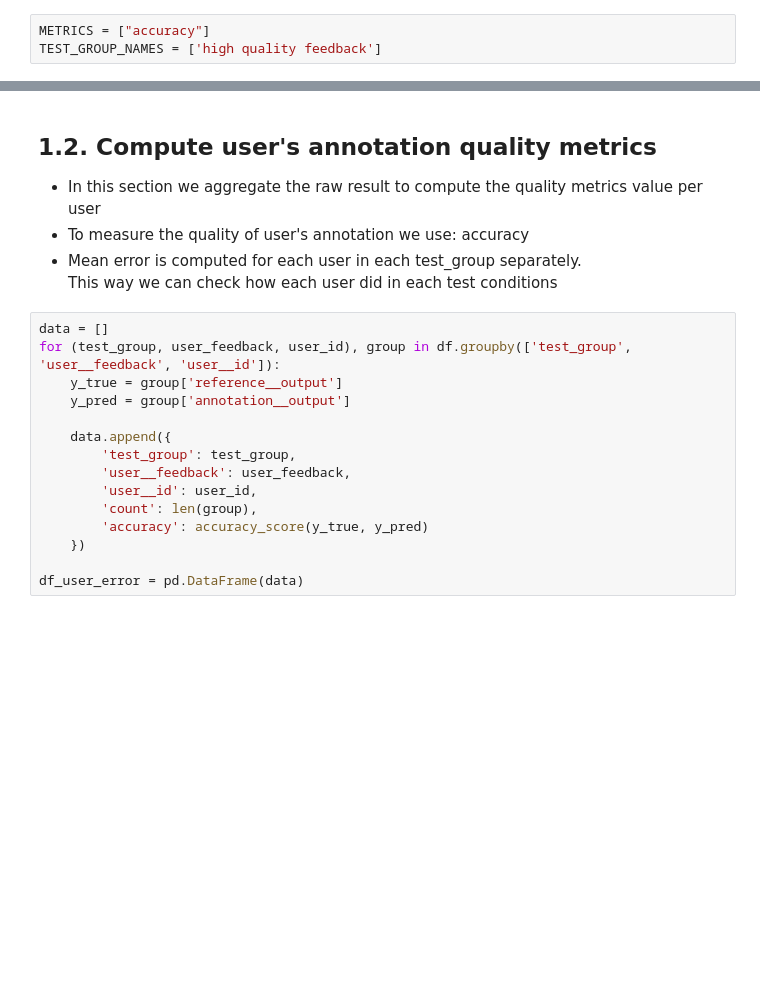
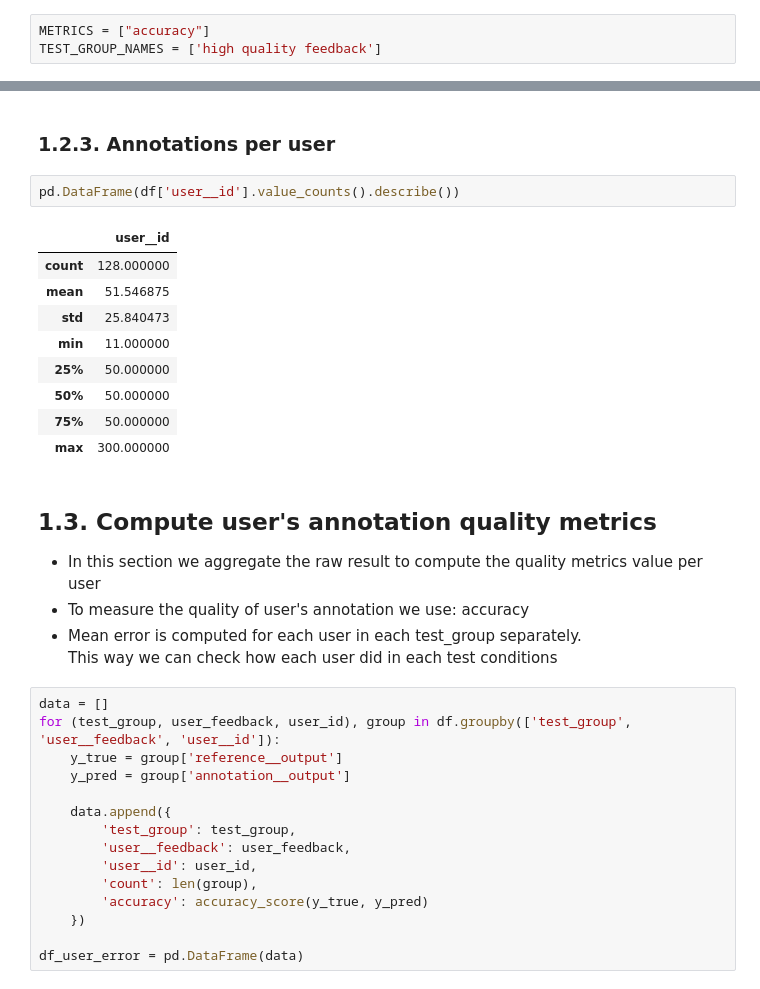
Before and after one commit to heolin/funcrowd-dataset, a Jupyter notebook: notebooks/synonyms/1. Compute confidence intervals.ipynb, the cells around one changed output, grey strips where cells are left out. Drawn from its saved outputs; the diff is of its cells as text; blank space fills up the shorter version.

```diff
--- a/notebooks/synonyms/1. Compute confidence intervals.ipynb
+++ b/notebooks/synonyms/1. Compute confidence intervals.ipynb
@@ -45,5 +91,19 @@ df = pd.read_csv('../../data/synonyms/synonyms-dataset.csv')
+# %% [markdown]
+### 1.2.3. Annotations per user
+# %%
+pd.DataFrame(df['user__id'].value_counts().describe())
+# %% [output]
+|  | user__id |
+| count | 128.000000 |
+| mean | 51.546875 |
+| std | 25.840473 |
+| min | 11.000000 |
+| 25% | 50.000000 |
+| 50% | 50.000000 |
+| 75% | 50.000000 |
+| max | 300.000000 |
 # %% [markdown]
-## 1.2. Compute user's annotation quality metrics
+## 1.3. Compute user's annotation quality metrics
 - In this section we aggregate the raw result to compute the quality metrics value per user
 - To measure the quality of user's annotation we use: accuracy
 - Mean error is computed for each user in each test_group separately.<br/>
```
Also changed, not shown: parts of 8 cells of this notebook, 5 other files.
